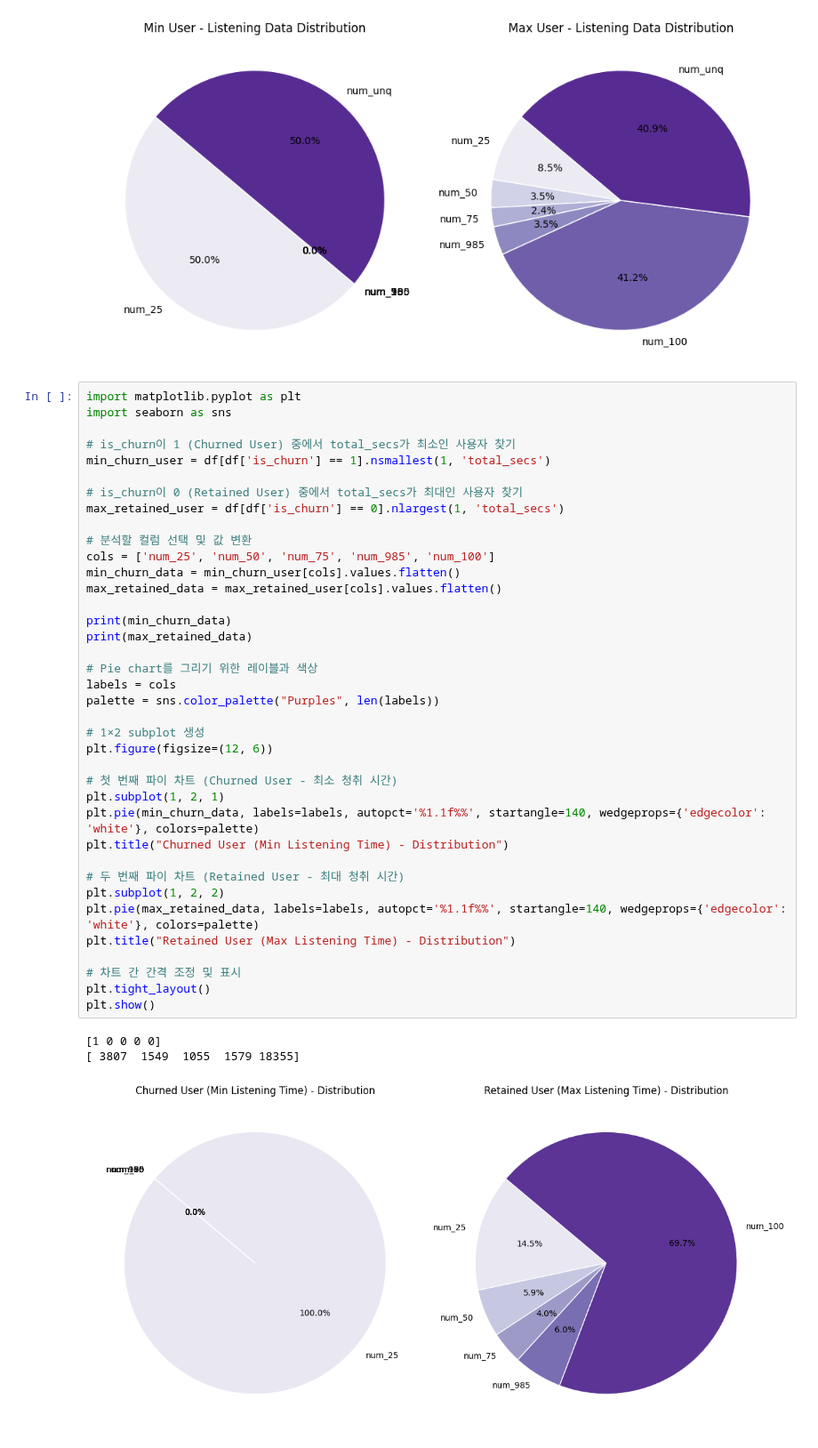
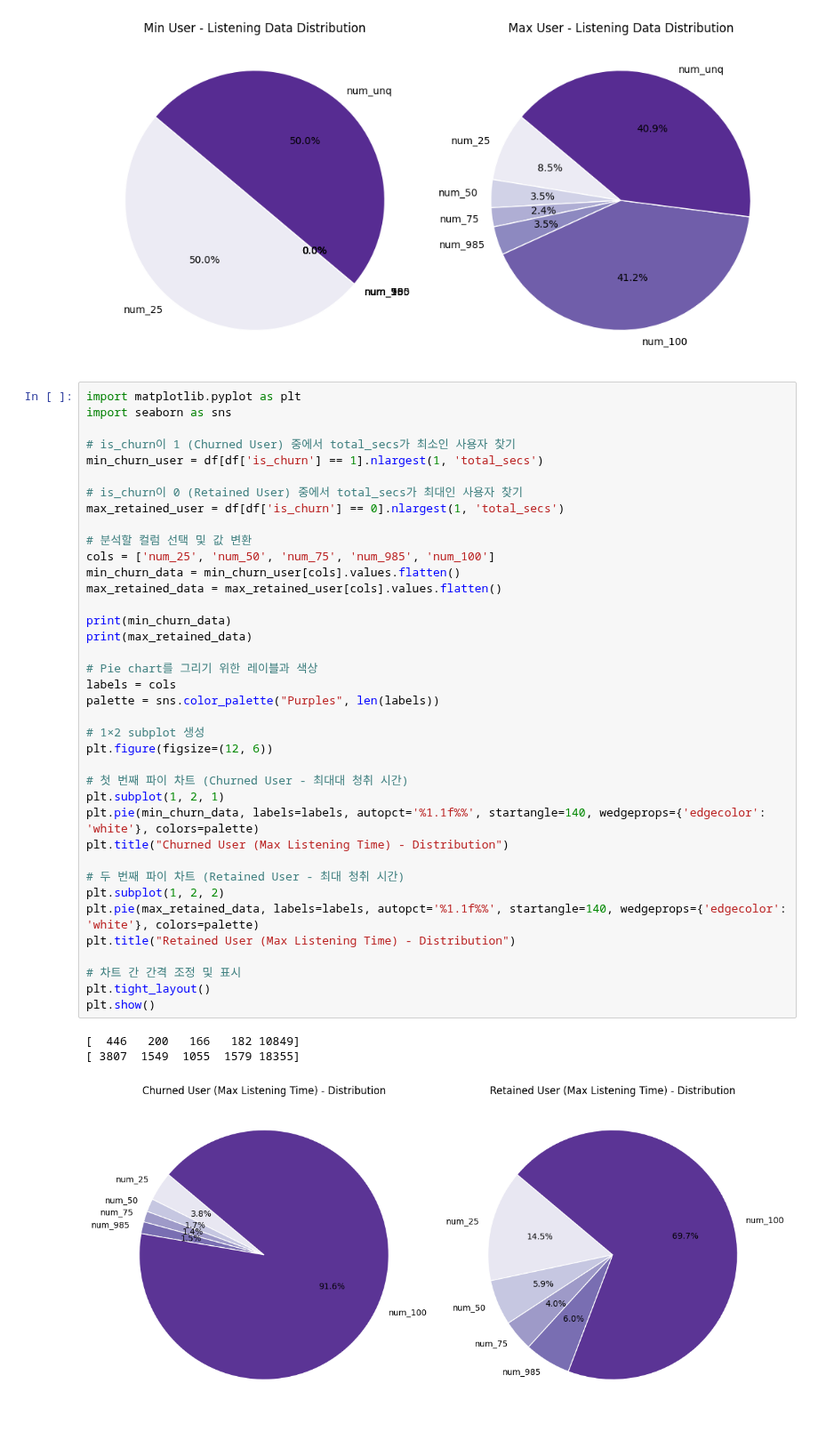
Before and after one commit to SKNETWORKS-FAMILY-AICAMP/SKN09-2nd-2Team, a Jupyter notebook: sungwon/final_EDA/sw-final-EDA.ipynb, the cells around one changed output. Shown at 89% size. Cells and saved outputs as stored; diff of their text form.

```diff
--- a/sungwon/final_EDA/sw-final-EDA.ipynb
+++ b/sungwon/final_EDA/sw-final-EDA.ipynb
@@ -527,40 +527,40 @@ import matplotlib.pyplot as plt
 import seaborn as sns
 
 # is_churn이 1 (Churned User) 중에서 total_secs가 최소인 사용자 찾기
-min_churn_user = df[df['is_churn'] == 1].nsmallest(1, 'total_secs')
+min_churn_user = df[df['is_churn'] == 1].nlargest(1, 'total_secs')
 
 # is_churn이 0 (Retained User) 중에서 total_secs가 최대인 사용자 찾기
 max_retained_user = df[df['is_churn'] == 0].nlargest(1, 'total_secs')
 
 # 분석할 컬럼 선택 및 값 변환
 cols = ['num_25', 'num_50', 'num_75', 'num_985', 'num_100']
 min_churn_data = min_churn_user[cols].values.flatten()
 max_retained_data = max_retained_user[cols].values.flatten()
 
 print(min_churn_data)
 print(max_retained_data)
 
 # Pie chart를 그리기 위한 레이블과 색상
 labels = cols
 palette = sns.color_palette("Purples", len(labels))
 
 # 1×2 subplot 생성
 plt.figure(figsize=(12, 6))
 
-# 첫 번째 파이 차트 (Churned User - 최소 청취 시간)
+# 첫 번째 파이 차트 (Churned User - 최대대 청취 시간)
 plt.subplot(1, 2, 1)
 plt.pie(min_churn_data, labels=labels, autopct='%1.1f%%', startangle=140, wedgeprops={'edgecolor': 'white'}, colors=palette)
-plt.title("Churned User (Min Listening Time) - Distribution")
+plt.title("Churned User (Max Listening Time) - Distribution")
 
 # 두 번째 파이 차트 (Retained User - 최대 청취 시간)
 plt.subplot(1, 2, 2)
 plt.pie(max_retained_data, labels=labels, autopct='%1.1f%%', startangle=140, wedgeprops={'edgecolor': 'white'}, colors=palette)
 plt.title("Retained User (Max Listening Time) - Distribution")
 
 # 차트 간 간격 조정 및 표시
 plt.tight_layout()
 plt.show()
 # %% [output]
-[1 0 0 0 0]
+[  446   200   166   182 10849]
 [ 3807  1549  1055  1579 18355]
-[figure, old version]
+[figure, new version]
```
